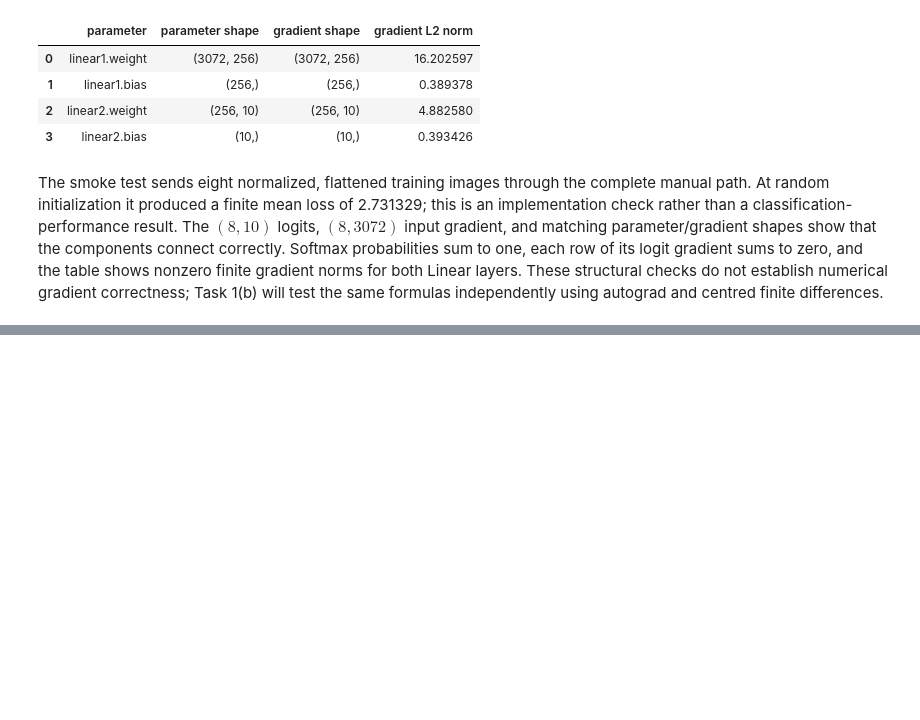
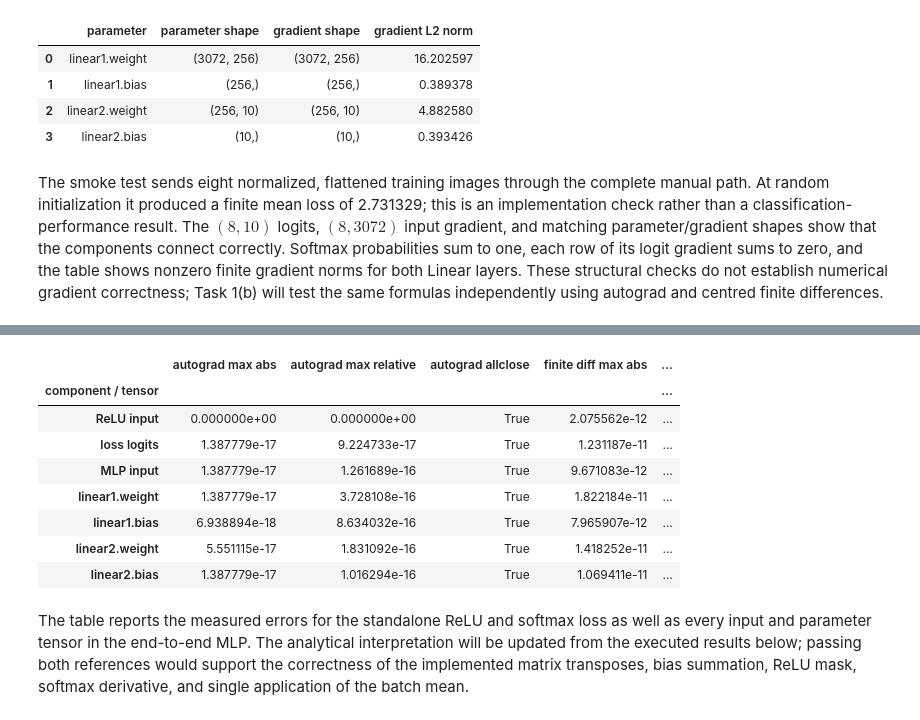
Before and after one commit to LahiruMJ11/CNN-with-CIFAR10, a Jupyter notebook: CNN with CIFAR10.ipynb, the cells around one changed output, grey strips where cells are left out. Cells and saved outputs as stored; diff of their text form; code cells hidden in the pictures; blank space fills up the shorter version.

Commit message:
verify manual gradients against autograd and finite differences

```diff
--- a/CNN with CIFAR10.ipynb
+++ b/CNN with CIFAR10.ipynb
@@ -464,0 +657,61 @@ The smoke test sends eight normalized, flattened training images through the com
+# %%
+def gradient_errors(manual, reference, epsilon=RELATIVE_EPSILON):
+    absolute_error = (manual - reference).abs()
+    denominator = torch.maximum(
+        manual.abs() + reference.abs(),
+        torch.full_like(manual, epsilon),
+    )
+    relative_error = absolute_error / denominator
+    return absolute_error.max().item(), relative_error.max().item()
+
+comparison_rows = []
+comparison_order = [
+    "ReLU input",
+    "loss logits",
+    "MLP input",
+    "linear1.weight",
+    "linear1.bias",
+    "linear2.weight",
+    "linear2.bias",
+]
+for name in comparison_order:
+    manual_gradient = manual_gradients[name]
+    autograd_gradient = autograd_gradients[name]
+    fd_gradient = finite_difference_gradients[name]
+    auto_abs, auto_rel = gradient_errors(manual_gradient, autograd_gradient)
+    fd_abs, fd_rel = gradient_errors(manual_gradient, fd_gradient)
+    comparison_rows.append(
+        {
+            "component / tensor": name,
+            "autograd max abs": auto_abs,
+            "autograd max relative": auto_rel,
+            "autograd allclose": torch.allclose(
+                manual_gradient, autograd_gradient,
+                rtol=AUTOGRAD_RTOL, atol=AUTOGRAD_ATOL,
+            ),
+            "finite diff max abs": fd_abs,
+            "finite diff max relative": fd_rel,
+            "finite diff allclose": torch.allclose(
+                manual_gradient, fd_gradient, rtol=FD_RTOL, atol=FD_ATOL
+            ),
+        }
+    )
+
+gradient_comparison = pd.DataFrame(comparison_rows).set_index(
+    "component / tensor"
+)
+assert gradient_comparison["autograd allclose"].all()
+assert gradient_comparison["finite diff allclose"].all()
+gradient_comparison
+# %% [output]
+|  | autograd max abs | autograd max relative | autograd allclose | finite diff max abs | ... |
+| component / tensor |  |  |  |  | ... |
+| ReLU input | 0.000000e+00 | 0.000000e+00 | True | 2.075562e-12 | ... |
+| loss logits | 1.387779e-17 | 9.224733e-17 | True | 1.231187e-11 | ... |
+| MLP input | 1.387779e-17 | 1.261689e-16 | True | 9.671083e-12 | ... |
+| linear1.weight | 1.387779e-17 | 3.728108e-16 | True | 1.822184e-11 | ... |
+| linear1.bias | 6.938894e-18 | 8.634032e-16 | True | 7.965907e-12 | ... |
+| linear2.weight | 5.551115e-17 | 1.831092e-16 | True | 1.418252e-11 | ... |
+| linear2.bias | 1.387779e-17 | 1.016294e-16 | True | 1.069411e-11 | ... |
+# %% [markdown]
+The table reports the measured errors for the standalone ReLU and softmax loss as well as every input and parameter tensor in the end-to-end MLP. The analytical interpretation will be updated from the executed results below; passing both references would support the correctness of the implemented matrix transposes, bias summation, ReLU mask, softmax derivative, and single application of the batch mean.
```
Also changed, not shown: parts of 7 cells of this notebook.
